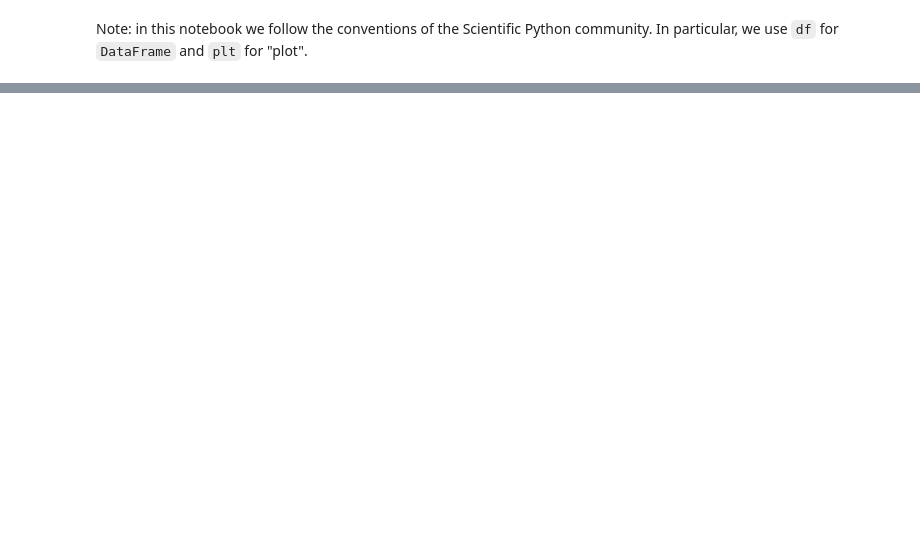
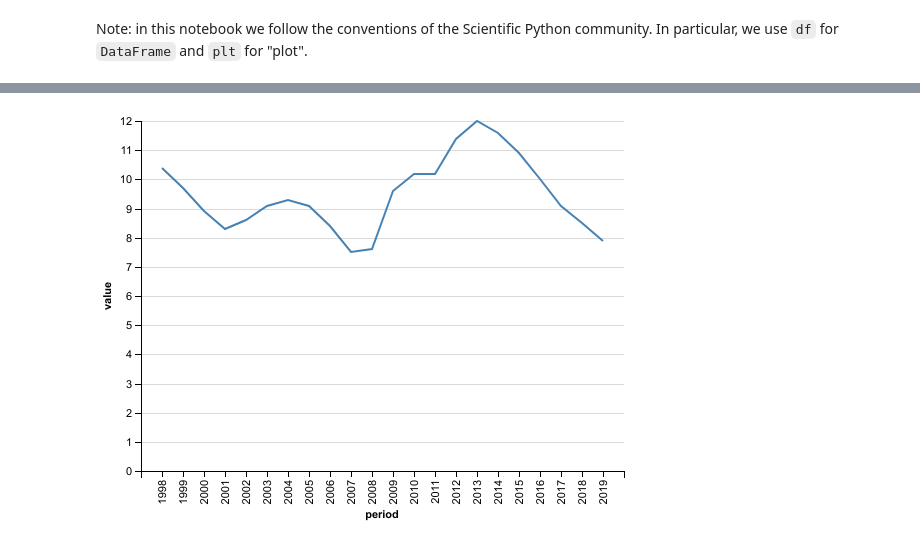
Before and after one commit to ceschi/dbnomics-python-client, a Jupyter notebook: index.ipynb, the cells around one changed output, grey strips where cells are left out. Cells and saved outputs as stored; diff of their text form; code cells hidden in the pictures; blank space fills up the shorter version.

```diff
--- a/index.ipynb
+++ b/index.ipynb
@@ -12,0 +12,6 @@ Note: in this notebook we follow the conventions of the Scientific Python commun
+# %%
+df1 = fetch_series_by_codes(
+    provider_code='AMECO',
+    dataset_code='ZUTN',
+    series_codes=['EA19.1.0.0.0.ZUTN'],
+)
@@ -12,0 +42,3 @@ Note: in this notebook we follow the conventions of the Scientific Python commun
+# %%
+df1_clean = prepare_dataframe(df1)
+df1_clean.head()
@@ -12,0 +52,7 @@ Note: in this notebook we follow the conventions of the Scientific Python commun
+# %%
+chart = alt.Chart(df1_clean).mark_line().encode(
+    x='period',
+    y='value',
+)
+chart
+# %% [output]
@@ -12,0 +60 @@ Note: in this notebook we follow the conventions of the Scientific Python commun
+[figure, added]
```
Also changed, not shown: parts of 32 cells of this notebook, 6 other files.
